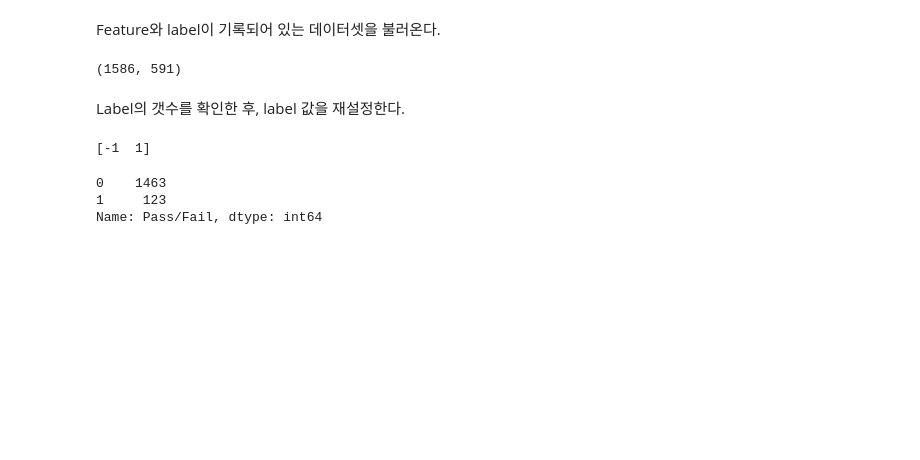
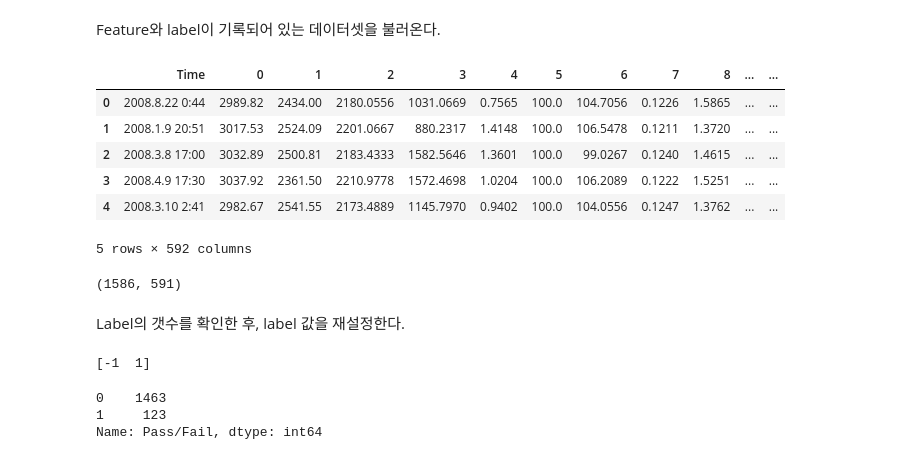
Before and after one commit to nayoung511/yeardream-DS, a Jupyter notebook: 기계학습/기계학습2일차/230808/Session2.ipynb, the cells around one changed output. Drawn from its saved outputs; the diff is of its cells as text; code cells hidden in the pictures; blank space fills up the shorter version.

```diff
--- a/기계학습/기계학습2일차/230808/Session2.ipynb
+++ b/기계학습/기계학습2일차/230808/Session2.ipynb
@@ -42,3 +63,13 @@ data = pd.read_csv('drive/MyDrive/230808/uci-secom_rev.csv')
+# %%
+data.head()
+# %% [output]
+|  | Time | 0 | 1 | 2 | 3 | 4 | 5 | 6 | 7 | 8 | ... | ... |
+| 0 | 2008.8.22 0:44 | 2989.82 | 2434.00 | 2180.0556 | 1031.0669 | 0.7565 | 100.0 | 104.7056 | 0.1226 | 1.5865 | ... | ... |
+| 1 | 2008.1.9 20:51 | 3017.53 | 2524.09 | 2201.0667 | 880.2317 | 1.4148 | 100.0 | 106.5478 | 0.1211 | 1.3720 | ... | ... |
+| 2 | 2008.3.8 17:00 | 3032.89 | 2500.81 | 2183.4333 | 1582.5646 | 1.3601 | 100.0 | 99.0267 | 0.1240 | 1.4615 | ... | ... |
+| 3 | 2008.4.9 17:30 | 3037.92 | 2361.50 | 2210.9778 | 1572.4698 | 1.0204 | 100.0 | 106.2089 | 0.1222 | 1.5251 | ... | ... |
+| 4 | 2008.3.10 2:41 | 2982.67 | 2541.55 | 2173.4889 | 1145.7970 | 0.9402 | 100.0 | 104.0556 | 0.1247 | 1.3762 | ... | ... |
+5 rows × 592 columns
 # %%
 data = data.drop(columns = ['Time'], axis = 1)
 data.shape
```
Also changed, not shown: parts of 13 cells of this notebook, 3 other files.
